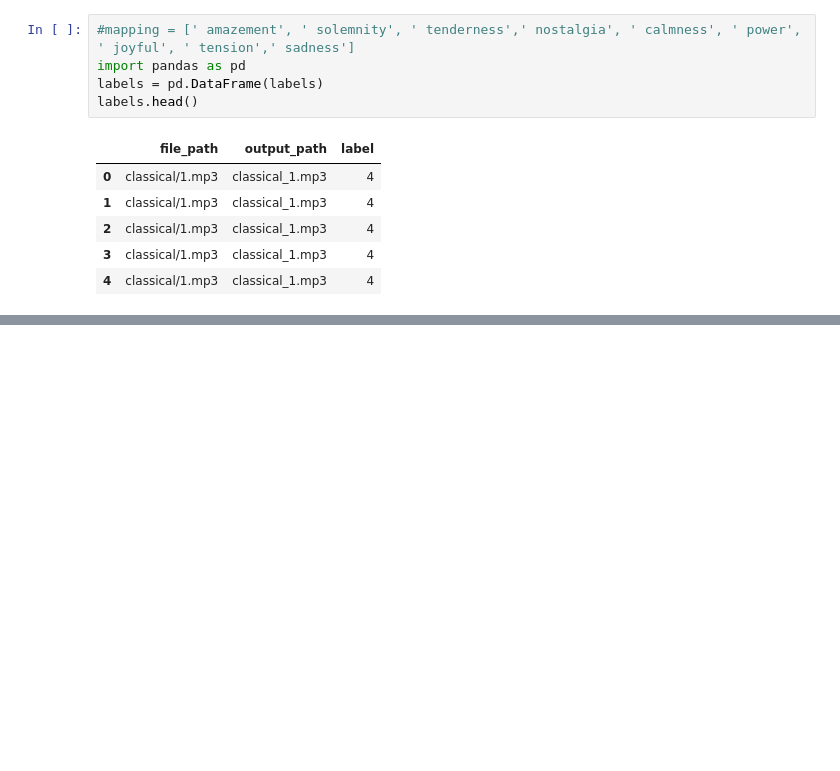
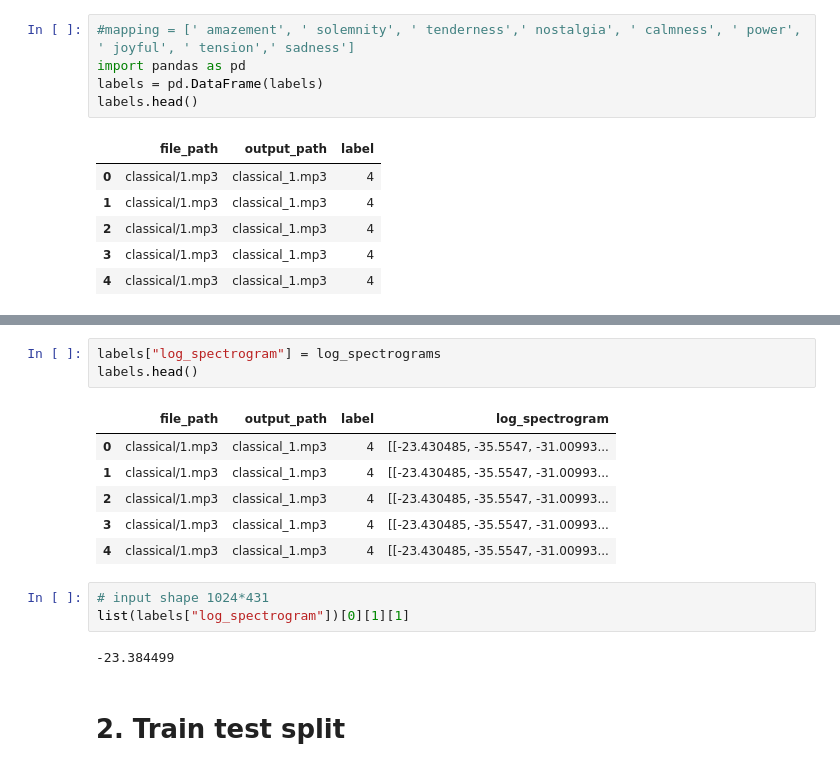
Before and after one commit to Derek327783/TTTjam, a Jupyter notebook: training/Emotion Recognition/train.ipynb, the cells around one changed output, grey strips where cells are left out. Saved outputs shown, nothing was run; the diff lists cells and outputs as text; blank space fills up the shorter version.

```diff
--- a/training/Emotion Recognition/train.ipynb
+++ b/training/Emotion Recognition/train.ipynb
@@ -31,0 +46,17 @@ len(log_spectrograms)
+# %%
+labels["log_spectrogram"] = log_spectrograms
+labels.head()
+# %% [output]
+|  | file_path | output_path | label | log_spectrogram |
+| 0 | classical/1.mp3 | classical_1.mp3 | 4 | [[-23.430485, -35.5547, -31.00993... |
+| 1 | classical/1.mp3 | classical_1.mp3 | 4 | [[-23.430485, -35.5547, -31.00993... |
+| 2 | classical/1.mp3 | classical_1.mp3 | 4 | [[-23.430485, -35.5547, -31.00993... |
+| 3 | classical/1.mp3 | classical_1.mp3 | 4 | [[-23.430485, -35.5547, -31.00993... |
+| 4 | classical/1.mp3 | classical_1.mp3 | 4 | [[-23.430485, -35.5547, -31.00993... |
+# %%
+# input shape 1024*431
+list(labels["log_spectrogram"])[0][1][1]
+# %% [output]
+-23.384499
+# %% [markdown]
+# 2. Train test split
```
Also changed, not shown: parts of 10 cells of this notebook.
